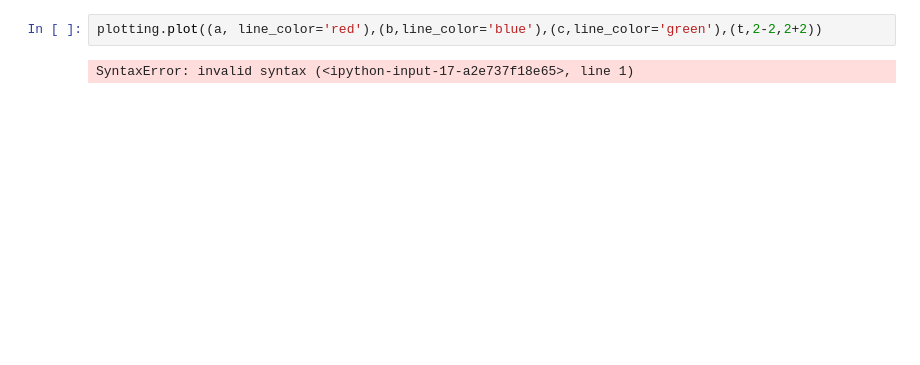
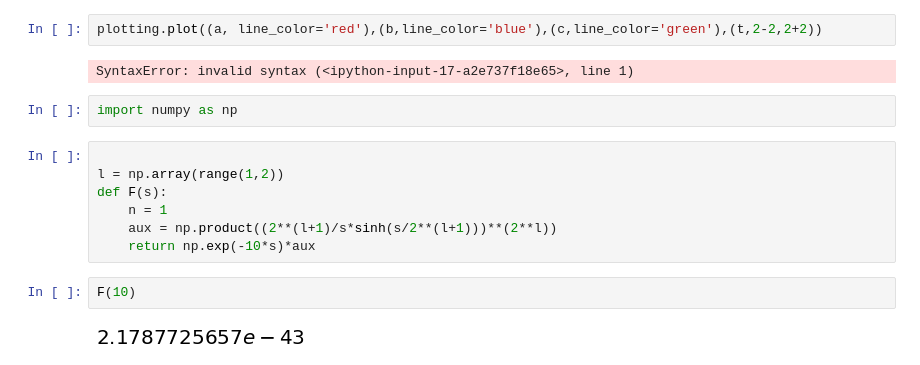
Before and after one commit to orahcio/fluxos, a Jupyter notebook: greatflows.ipynb, the cells around one changed output. Cells and saved outputs as stored; diff of their text form; blank space fills up the shorter version.

```diff
--- a/greatflows.ipynb
+++ b/greatflows.ipynb
@@ -151,3 +166,16 @@ pa.show()
 plotting.plot((a, line_color='red'),(b,line_color='blue'),(c,line_color='green'),(t,2-2,2+2))
 # %% [output]
 SyntaxError: invalid syntax (<ipython-input-17-a2e737f18e65>, line 1)
+# %%
+import numpy as np
+# %%
+
+l = np.array(range(1,2))
+def F(s):
+    n = 1
+    aux = np.product((2**(l+1)/s*sinh(s/2**(l+1)))**(2**l))
+    return np.exp(-10*s)*aux
+# %%
+F(10)
+# %% [output]
+[figure, added]
```
Also changed, not shown: parts of 13 cells of this notebook, 1 other file.
